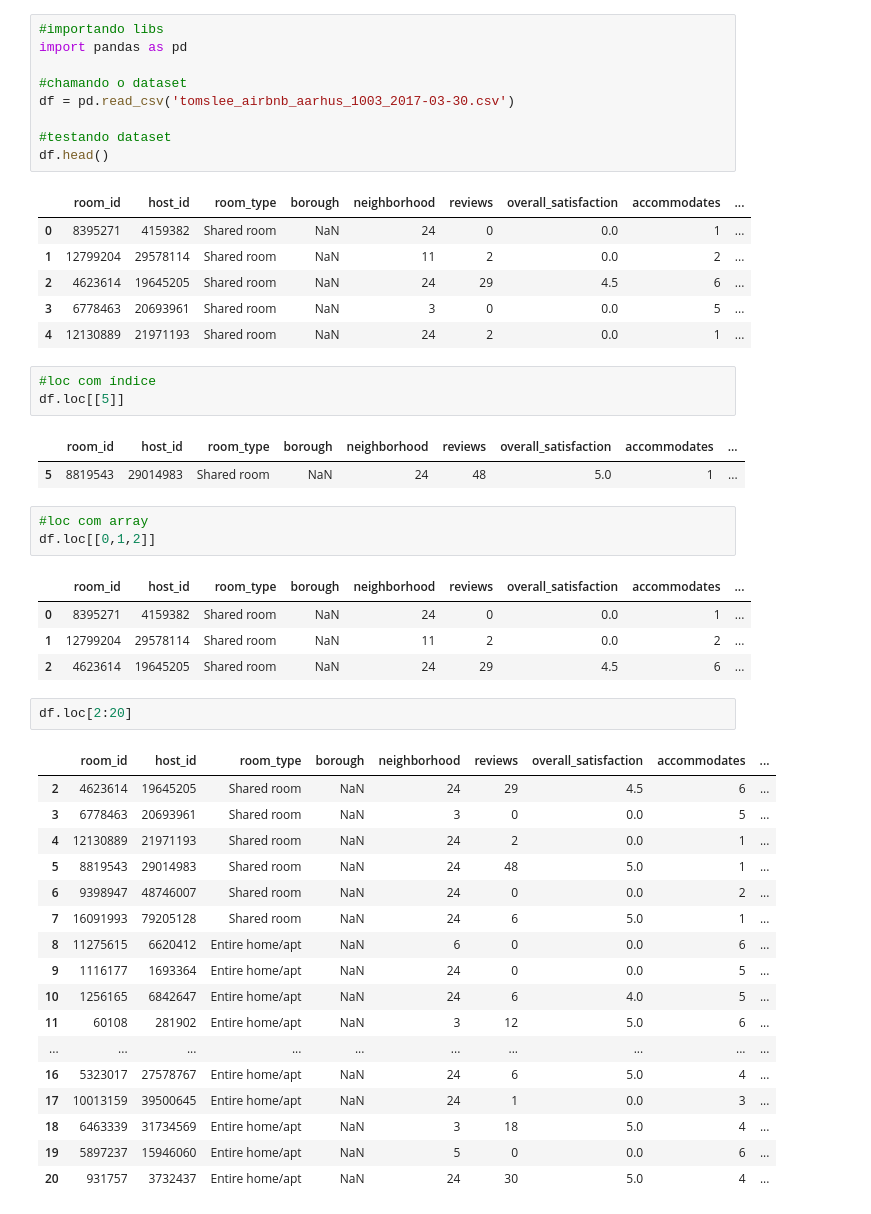
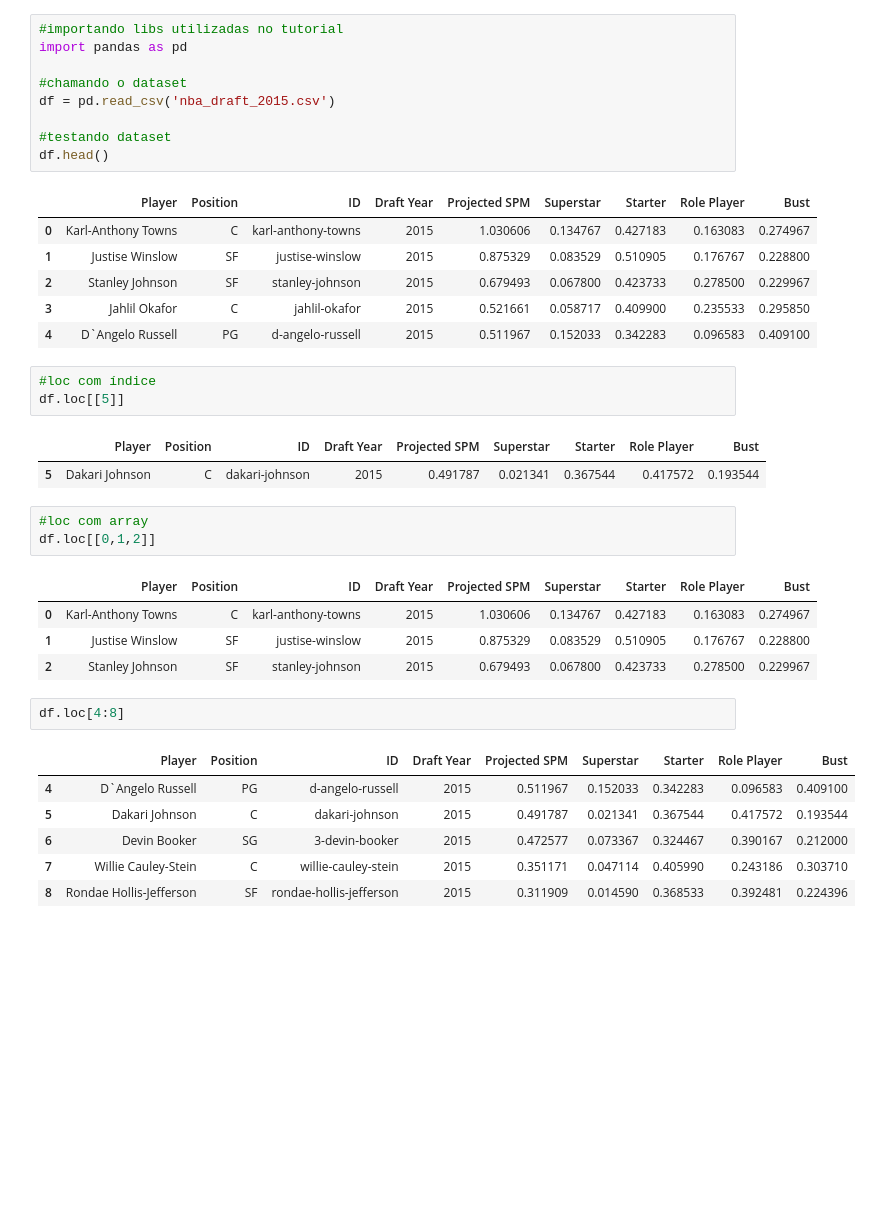
Before and after one commit to matheusbattisti/ds3_loc_iloc, a Jupyter notebook: loc_iloc_utilizacao.ipynb, the cells around one changed output. Drawn from its saved outputs; the diff is of its cells as text; blank space fills up the shorter version.

```diff
--- a/loc_iloc_utilizacao.ipynb
+++ b/loc_iloc_utilizacao.ipynb
@@ -1,52 +1,41 @@
 # %%
-#importando libs
+#importando libs utilizadas no tutorial
 import pandas as pd
 
 #chamando o dataset
-df = pd.read_csv('tomslee_airbnb_aarhus_1003_2017-03-30.csv')
+df = pd.read_csv('nba_draft_2015.csv')
 
 #testando dataset
 df.head()
 # %% [output]
-|  | room_id | host_id | room_type | borough | neighborhood | reviews | overall_satisfaction | accommodates | ... |
-| 0 | 8395271 | 4159382 | Shared room | NaN | 24 | 0 | 0.0 | 1 | ... |
-| 1 | 12799204 | 29578114 | Shared room | NaN | 11 | 2 | 0.0 | 2 | ... |
-| 2 | 4623614 | 19645205 | Shared room | NaN | 24 | 29 | 4.5 | 6 | ... |
-| 3 | 6778463 | 20693961 | Shared room | NaN | 3 | 0 | 0.0 | 5 | ... |
-| 4 | 12130889 | 21971193 | Shared room | NaN | 24 | 2 | 0.0 | 1 | ... |
+|  | Player | Position | ID | Draft Year | Projected SPM | Superstar | Starter | Role Player | Bust |
+| 0 | Karl-Anthony Towns | C | karl-anthony-towns | 2015 | 1.030606 | 0.134767 | 0.427183 | 0.163083 | 0.274967 |
+| 1 | Justise Winslow | SF | justise-winslow | 2015 | 0.875329 | 0.083529 | 0.510905 | 0.176767 | 0.228800 |
+| 2 | Stanley Johnson | SF | stanley-johnson | 2015 | 0.679493 | 0.067800 | 0.423733 | 0.278500 | 0.229967 |
+| 3 | Jahlil Okafor | C | jahlil-okafor | 2015 | 0.521661 | 0.058717 | 0.409900 | 0.235533 | 0.295850 |
+| 4 | D`Angelo Russell | PG | d-angelo-russell | 2015 | 0.511967 | 0.152033 | 0.342283 | 0.096583 | 0.409100 |
 # %%
 #loc com índice
 df.loc[[5]]
 # %% [output]
-|  | room_id | host_id | room_type | borough | neighborhood | reviews | overall_satisfaction | accommodates | ... |
-| 5 | 8819543 | 29014983 | Shared room | NaN | 24 | 48 | 5.0 | 1 | ... |
+|  | Player | Position | ID | Draft Year | Projected SPM | Superstar | Starter | Role Player | Bust |
+| 5 | Dakari Johnson | C | dakari-johnson | 2015 | 0.491787 | 0.021341 | 0.367544 | 0.417572 | 0.193544 |
 # %%
 #loc com array
 df.loc[[0,1,2]]
 # %% [output]
-|  | room_id | host_id | room_type | borough | neighborhood | reviews | overall_satisfaction | accommodates | ... |
-| 0 | 8395271 | 4159382 | Shared room | NaN | 24 | 0 | 0.0 | 1 | ... |
-| 1 | 12799204 | 29578114 | Shared room | NaN | 11 | 2 | 0.0 | 2 | ... |
-| 2 | 4623614 | 19645205 | Shared room | NaN | 24 | 29 | 4.5 | 6 | ... |
+|  | Player | Position | ID | Draft Year | Projected SPM | Superstar | Starter | Role Player | Bust |
+| 0 | Karl-Anthony Towns | C | karl-anthony-towns | 2015 | 1.030606 | 0.134767 | 0.427183 | 0.163083 | 0.274967 |
+| 1 | Justise Winslow | SF | justise-winslow | 2015 | 0.875329 | 0.083529 | 0.510905 | 0.176767 | 0.228800 |
+| 2 | Stanley Johnson | SF | stanley-johnson | 2015 | 0.679493 | 0.067800 | 0.423733 | 0.278500 | 0.229967 |
 # %%
-df.loc[2:20]
+df.loc[4:8]
 # %% [output]
-|  | room_id | host_id | room_type | borough | neighborhood | reviews | overall_satisfaction | accommodates | ... |
-| 2 | 4623614 | 19645205 | Shared room | NaN | 24 | 29 | 4.5 | 6 | ... |
-| 3 | 6778463 | 20693961 | Shared room | NaN | 3 | 0 | 0.0 | 5 | ... |
-| 4 | 12130889 | 21971193 | Shared room | NaN | 24 | 2 | 0.0 | 1 | ... |
-| 5 | 8819543 | 29014983 | Shared room | NaN | 24 | 48 | 5.0 | 1 | ... |
-| 6 | 9398947 | 48746007 | Shared room | NaN | 24 | 0 | 0.0 | 2 | ... |
-| 7 | 16091993 | 79205128 | Shared room | NaN | 24 | 6 | 5.0 | 1 | ... |
-| 8 | 11275615 | 6620412 | Entire home/apt | NaN | 6 | 0 | 0.0 | 6 | ... |
-| 9 | 1116177 | 1693364 | Entire home/apt | NaN | 24 | 0 | 0.0 | 5 | ... |
-| 10 | 1256165 | 6842647 | Entire home/apt | NaN | 24 | 6 | 4.0 | 5 | ... |
-| 11 | 60108 | 281902 | Entire home/apt | NaN | 3 | 12 | 5.0 | 6 | ... |
-| ... | ... | ... | ... | ... | ... | ... | ... | ... | ... |
-| 16 | 5323017 | 27578767 | Entire home/apt | NaN | 24 | 6 | 5.0 | 4 | ... |
-| 17 | 10013159 | 39500645 | Entire home/apt | NaN | 24 | 1 | 0.0 | 3 | ... |
-| 18 | 6463339 | 31734569 | Entire home/apt | NaN | 3 | 18 | 5.0 | 4 | ... |
-| 19 | 5897237 | 15946060 | Entire home/apt | NaN | 5 | 0 | 0.0 | 6 | ... |
-| 20 | 931757 | 3732437 | Entire home/apt | NaN | 24 | 30 | 5.0 | 4 | ... |
+|  | Player | Position | ID | Draft Year | Projected SPM | Superstar | Starter | Role Player | Bust |
+| 4 | D`Angelo Russell | PG | d-angelo-russell | 2015 | 0.511967 | 0.152033 | 0.342283 | 0.096583 | 0.409100 |
+| 5 | Dakari Johnson | C | dakari-johnson | 2015 | 0.491787 | 0.021341 | 0.367544 | 0.417572 | 0.193544 |
+| 6 | Devin Booker | SG | 3-devin-booker | 2015 | 0.472577 | 0.073367 | 0.324467 | 0.390167 | 0.212000 |
+| 7 | Willie Cauley-Stein | C | willie-cauley-stein | 2015 | 0.351171 | 0.047114 | 0.405990 | 0.243186 | 0.303710 |
+| 8 | Rondae Hollis-Jefferson | SF | rondae-hollis-jefferson | 2015 | 0.311909 | 0.014590 | 0.368533 | 0.392481 | 0.224396 |
 # %%
 #setando um index para podermos trabalhar com o nome das linhas
```
Also changed, not shown: parts of 4 cells of this notebook.
